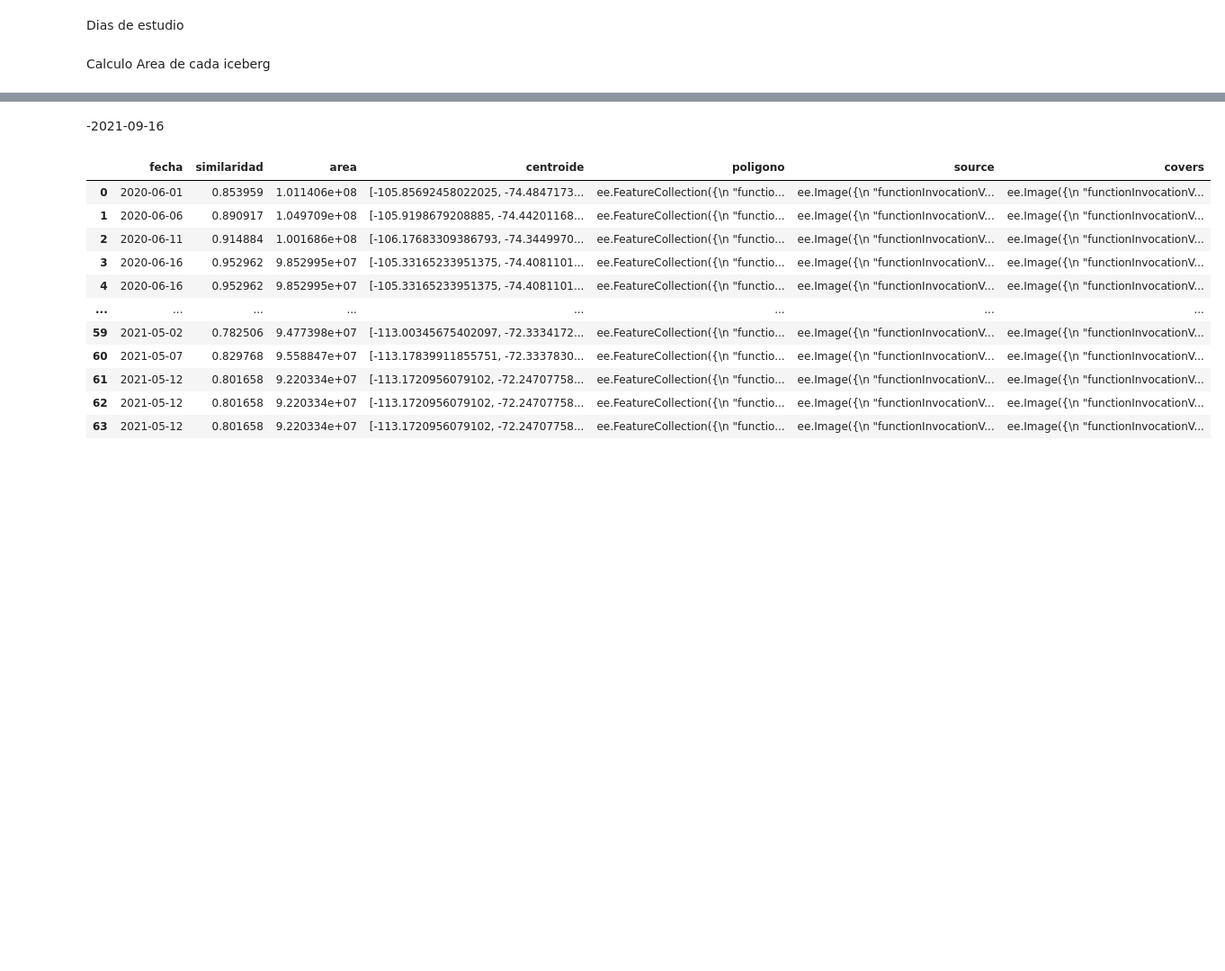
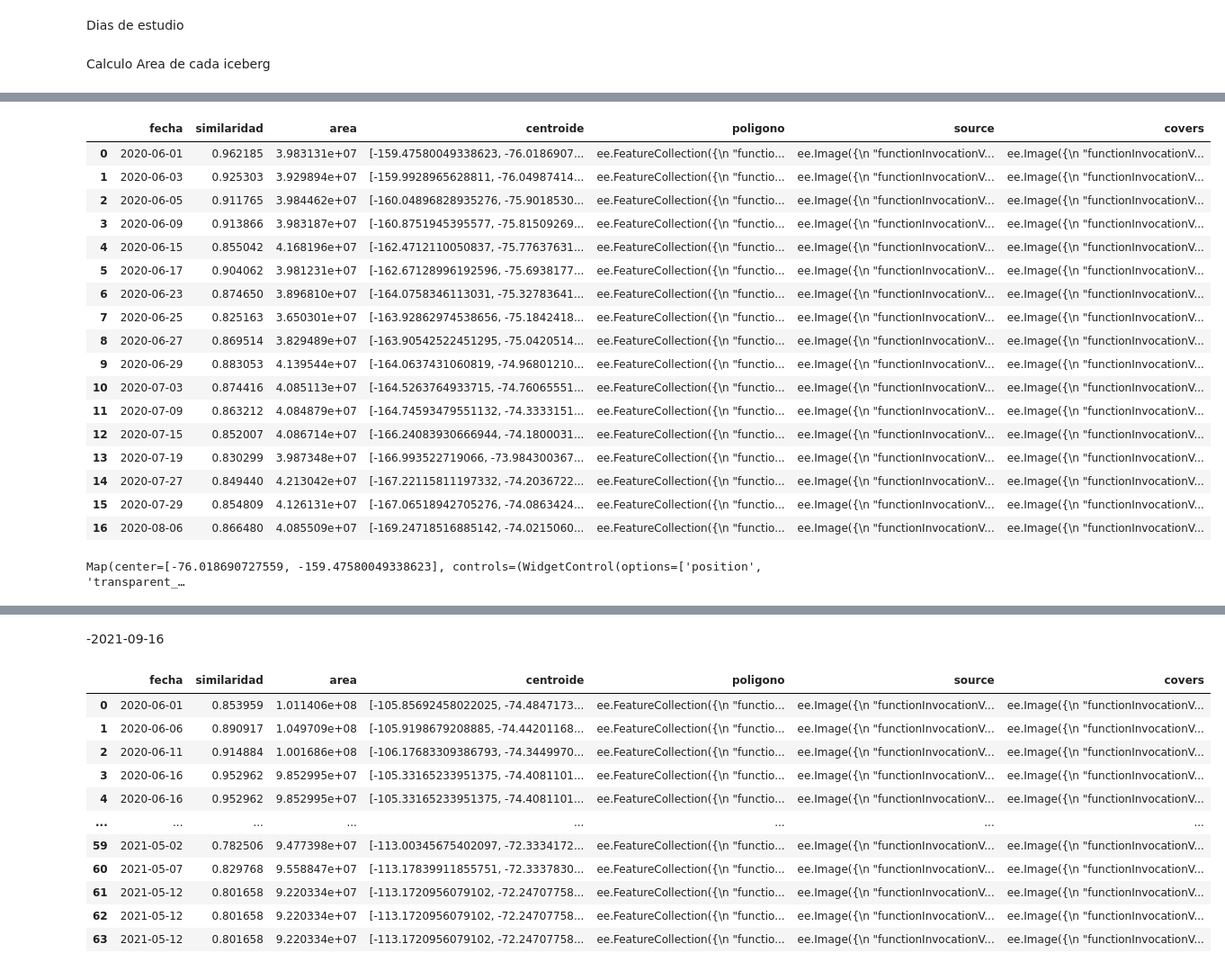
Before and after one commit to JavoAlejandro/Proyecto_Geoespaciales, a Jupyter notebook: Trackear_icebergs.ipynb, the cells around one changed output, grey strips where cells are left out. Shown at 90% size. Saved outputs shown, nothing was run; the diff lists cells and outputs as text; code cells hidden in the pictures; blank space fills up the shorter version.

```diff
--- a/Trackear_icebergs.ipynb
+++ b/Trackear_icebergs.ipynb
@@ -347,0 +366,21 @@ Se aumento la distancia de busqueda a 45000
+# %%
+df_iceberg
+# %% [output]
+|  | fecha | similaridad | area | centroide | poligono | source | covers |
+| 0 | 2020-06-01 | 0.962185 | 3.983131e+07 | [-159.47580049338623, -76.0186907... | ee.FeatureCollection({\n "functio... | ee.Image({\n "functionInvocationV... | ee.Image({\n "functionInvocationV... |
+| 1 | 2020-06-03 | 0.925303 | 3.929894e+07 | [-159.9928965628811, -76.04987414... | ee.FeatureCollection({\n "functio... | ee.Image({\n "functionInvocationV... | ee.Image({\n "functionInvocationV... |
+| 2 | 2020-06-05 | 0.911765 | 3.984462e+07 | [-160.04896828935276, -75.9018530... | ee.FeatureCollection({\n "functio... | ee.Image({\n "functionInvocationV... | ee.Image({\n "functionInvocationV... |
+| 3 | 2020-06-09 | 0.913866 | 3.983187e+07 | [-160.8751945395577, -75.81509269... | ee.FeatureCollection({\n "functio... | ee.Image({\n "functionInvocationV... | ee.Image({\n "functionInvocationV... |
+| 4 | 2020-06-15 | 0.855042 | 4.168196e+07 | [-162.4712110050837, -75.77637631... | ee.FeatureCollection({\n "functio... | ee.Image({\n "functionInvocationV... | ee.Image({\n "functionInvocationV... |
+| 5 | 2020-06-17 | 0.904062 | 3.981231e+07 | [-162.67128996192596, -75.6938177... | ee.FeatureCollection({\n "functio... | ee.Image({\n "functionInvocationV... | ee.Image({\n "functionInvocationV... |
+| 6 | 2020-06-23 | 0.874650 | 3.896810e+07 | [-164.0758346113031, -75.32783641... | ee.FeatureCollection({\n "functio... | ee.Image({\n "functionInvocationV... | ee.Image({\n "functionInvocationV... |
+| 7 | 2020-06-25 | 0.825163 | 3.650301e+07 | [-163.92862974538656, -75.1842418... | ee.FeatureCollection({\n "functio... | ee.Image({\n "functionInvocationV... | ee.Image({\n "functionInvocationV... |
+| 8 | 2020-06-27 | 0.869514 | 3.829489e+07 | [-163.90542522451295, -75.0420514... | ee.FeatureCollection({\n "functio... | ee.Image({\n "functionInvocationV... | ee.Image({\n "functionInvocationV... |
+| 9 | 2020-06-29 | 0.883053 | 4.139544e+07 | [-164.0637431060819, -74.96801210... | ee.FeatureCollection({\n "functio... | ee.Image({\n "functionInvocationV... | ee.Image({\n "functionInvocationV... |
+| 10 | 2020-07-03 | 0.874416 | 4.085113e+07 | [-164.5263764933715, -74.76065551... | ee.FeatureCollection({\n "functio... | ee.Image({\n "functionInvocationV... | ee.Image({\n "functionInvocationV... |
+| 11 | 2020-07-09 | 0.863212 | 4.084879e+07 | [-164.74593479551132, -74.3333151... | ee.FeatureCollection({\n "functio... | ee.Image({\n "functionInvocationV... | ee.Image({\n "functionInvocationV... |
+| 12 | 2020-07-15 | 0.852007 | 4.086714e+07 | [-166.24083930666944, -74.1800031... | ee.FeatureCollection({\n "functio... | ee.Image({\n "functionInvocationV... | ee.Image({\n "functionInvocationV... |
+| 13 | 2020-07-19 | 0.830299 | 3.987348e+07 | [-166.993522719066, -73.984300367... | ee.FeatureCollection({\n "functio... | ee.Image({\n "functionInvocationV... | ee.Image({\n "functionInvocationV... |
+| 14 | 2020-07-27 | 0.849440 | 4.213042e+07 | [-167.22115811197332, -74.2036722... | ee.FeatureCollection({\n "functio... | ee.Image({\n "functionInvocationV... | ee.Image({\n "functionInvocationV... |
+| 15 | 2020-07-29 | 0.854809 | 4.126131e+07 | [-167.06518942705276, -74.0863424... | ee.FeatureCollection({\n "functio... | ee.Image({\n "functionInvocationV... | ee.Image({\n "functionInvocationV... |
+| 16 | 2020-08-06 | 0.866480 | 4.085509e+07 | [-169.24718516885142, -74.0215060... | ee.FeatureCollection({\n "functio... | ee.Image({\n "functionInvocationV... | ee.Image({\n "functionInvocationV... |
@@ -347,0 +389,26 @@ Se aumento la distancia de busqueda a 45000
+# %%
+fecha_inicio = '2020-06-06'
+fecha_fin = '2020-06-07'
+
+center = [-160.04981313796782, -75.90079351379877]
+buf_dist = 20000
+aoi = ee.Geometry.Point(center)
+aoi2 = aoi.buffer(buf_dist)
+
+S1A = ee.ImageCollection("COPERNICUS/S1_GRD")\
+.filterDate(fecha_inicio, fecha_fin)\
+.filterBounds(aoi2)\
+.filter(ee.Filter.listContains('transmitterReceiverPolarisation', "HH"))
+
+band = ["HH", "angle"]
+
+img = S1A.select(band)
+
+Map = geemap.Map(center= [centroid[1], centroid[0]], zoom = 10)
+visParams1 = {"bands": ['HH'], "min": -30, "max": 0}
+Map.addLayer(img, visParams1, 'S1')
+Map.addLayer(aoi, {'color': 'red'}, 'centro')
+Map.addLayer(aoi2, {'color': 'blue'}, 'centro2')
+Map
+# %% [output]
+Map(center=[-76.018690727559, -159.47580049338623], controls=(WidgetControl(options=['position', 'transparent_…
```
Also changed, not shown: parts of 27 cells of this notebook, 12 other files.
